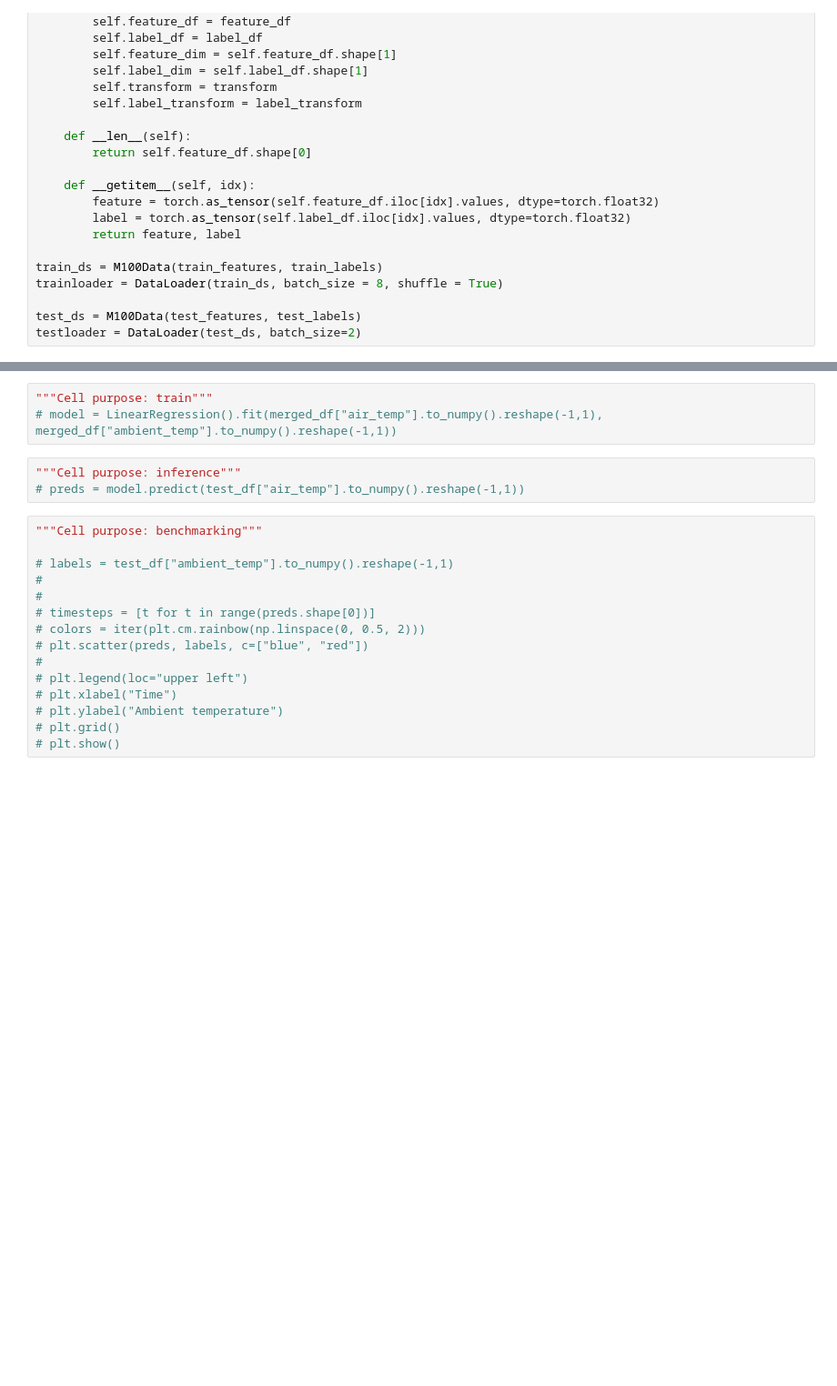
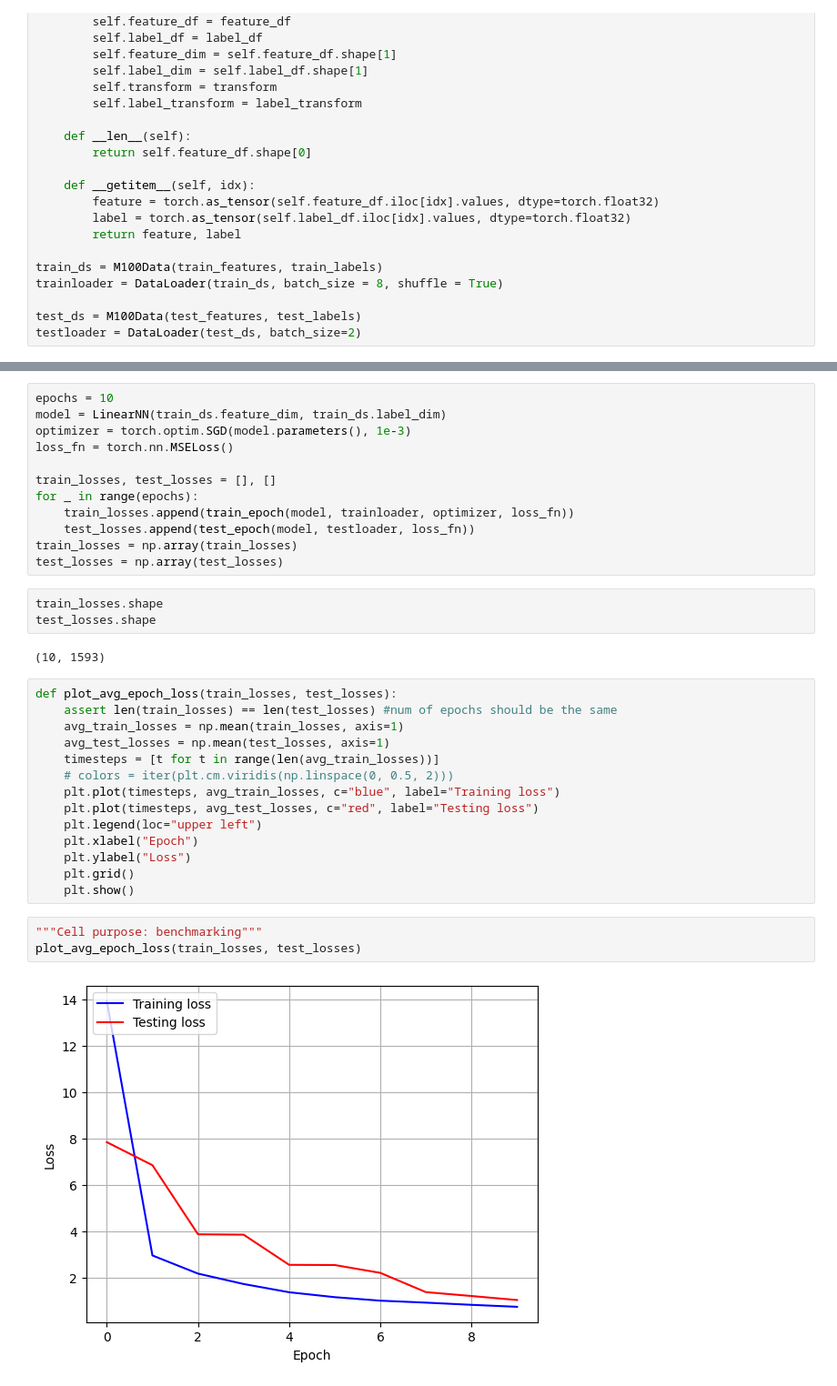
Before and after one commit to oliverjdlopez/6784-final, a Jupyter notebook: m100/final.ipynb, the cells around one changed output, grey strips where cells are left out. Shown: that part at 91% size. Cells and saved outputs as stored; diff of their text form; blank space fills up the shorter version.

Commit message:
avg epoch losses

```diff
--- a/m100/final.ipynb
+++ b/m100/final.ipynb
@@ -234,21 +303,36 @@ tensor([1.1363, 1.2286]) tensor([25.1000, 26.1000])
+# %%
+epochs = 10
+model = LinearNN(train_ds.feature_dim, train_ds.label_dim)
+optimizer = torch.optim.SGD(model.parameters(), 1e-3)
+loss_fn = torch.nn.MSELoss()
+
+train_losses, test_losses = [], []
+for _ in range(epochs):
+    train_losses.append(train_epoch(model, trainloader, optimizer, loss_fn))
+    test_losses.append(test_epoch(model, testloader, loss_fn))
+train_losses = np.array(train_losses)
+test_losses = np.array(test_losses)
 # %%
-"""Cell purpose: train"""
-# model = LinearRegression().fit(merged_df["air_temp"].to_numpy().reshape(-1,1), merged_df["ambient_temp"].to_numpy().reshape(-1,1))
+train_losses.shape
+test_losses.shape
+# %% [output]
+(10, 1593)
 # %%
-"""Cell purpose: inference"""
-# preds = model.predict(test_df["air_temp"].to_numpy().reshape(-1,1))
+def plot_avg_epoch_loss(train_losses, test_losses):
+    assert len(train_losses) == len(test_losses) #num of epochs should be the same
+    avg_train_losses = np.mean(train_losses, axis=1)
+    avg_test_losses = np.mean(test_losses, axis=1)
+    timesteps = [t for t in range(len(avg_train_losses))]
+    # colors = iter(plt.cm.viridis(np.linspace(0, 0.5, 2)))
+    plt.plot(timesteps, avg_train_losses, c="blue", label="Training loss")
+    plt.plot(timesteps, avg_test_losses, c="red", label="Testing loss")
+    plt.legend(loc="upper left")
+    plt.xlabel("Epoch")
+    plt.ylabel("Loss")
+    plt.grid()
+    plt.show()
 # %%
 """Cell purpose: benchmarking"""
-
-# labels = test_df["ambient_temp"].to_numpy().reshape(-1,1)
-#
-#
-# timesteps = [t for t in range(preds.shape[0])]
-# colors = iter(plt.cm.rainbow(np.linspace(0, 0.5, 2)))
-# plt.scatter(preds, labels, c=["blue", "red"])
-#
-# plt.legend(loc="upper left")
-# plt.xlabel("Time")
-# plt.ylabel("Ambient temperature")
-# plt.grid()
-# plt.show()
+plot_avg_epoch_loss(train_losses, test_losses)
+# %% [output]
+[figure, added]
```
Also changed, not shown: parts of 8 cells of this notebook.
